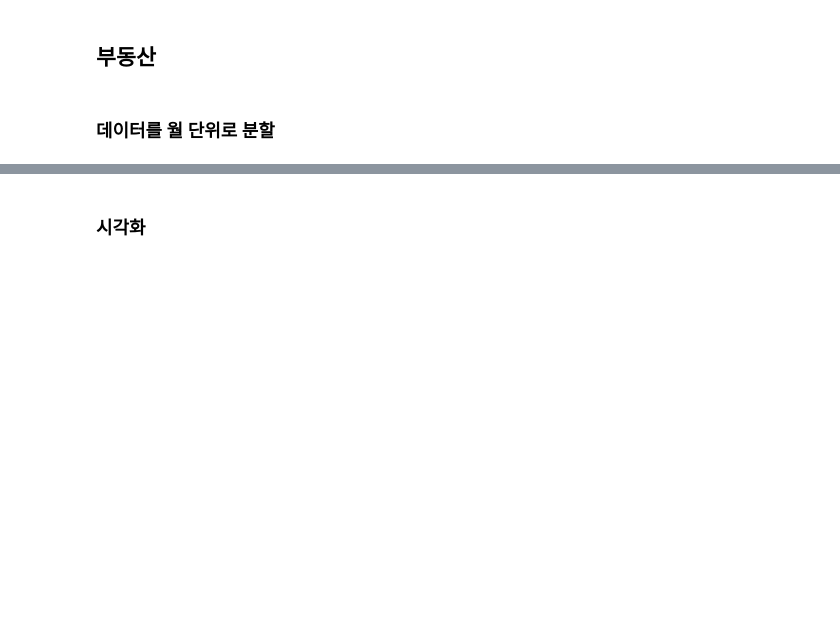
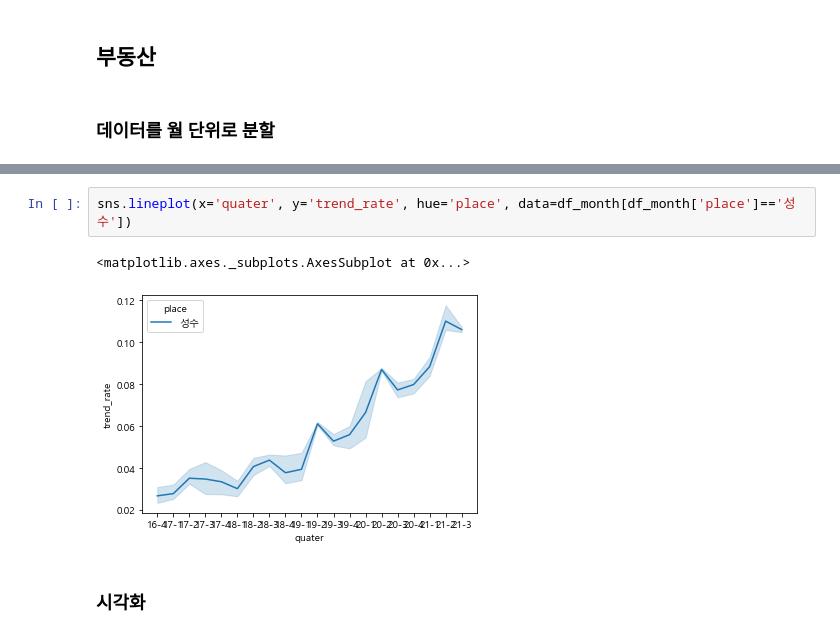
Before and after one commit to dongyoung0/toy_project, a Jupyter notebook: 시각화.ipynb, the cells around one changed output, grey strips where cells are left out. Saved outputs shown, nothing was run; the diff lists cells and outputs as text; blank space fills up the shorter version.

```diff
--- a/시각화.ipynb
+++ b/시각화.ipynb
@@ -46,2 +83,7 @@ df_rate = df_ym.div(df_ym['총합'], axis=0)
+# %%
+sns.lineplot(x='quater', y='trend_rate', hue='place', data=df_month[df_month['place']=='성수'])
+# %% [output]
+<matplotlib.axes._subplots.AxesSubplot at 0x...>
+[figure, added]
 # %% [markdown]
 ### 시각화
```
Also changed, not shown: parts of 13 cells of this notebook.
